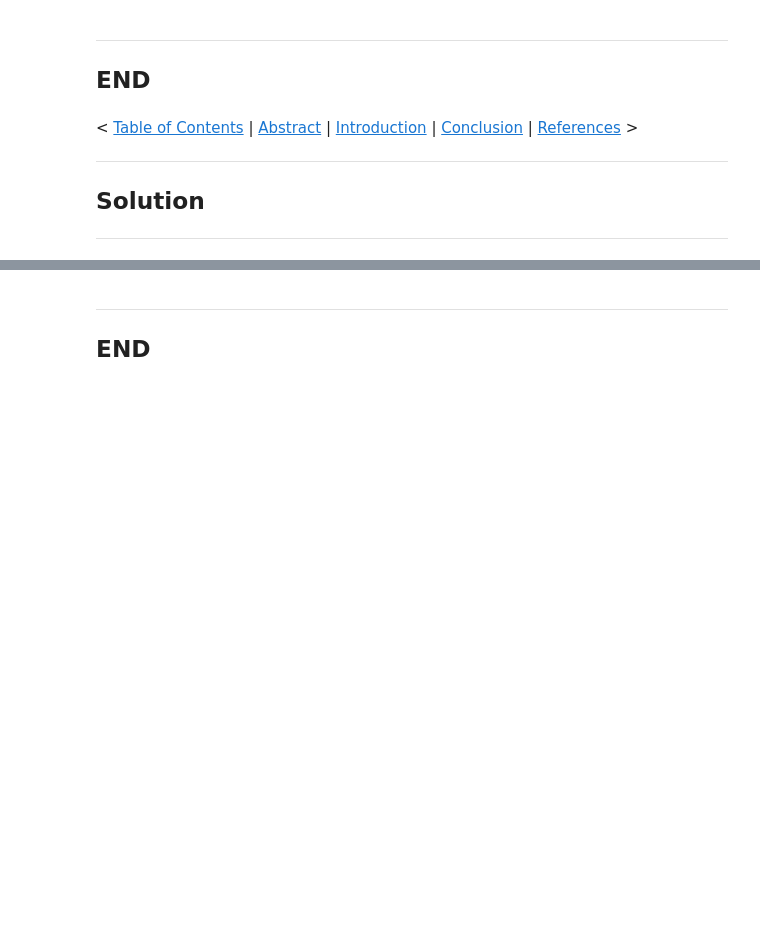
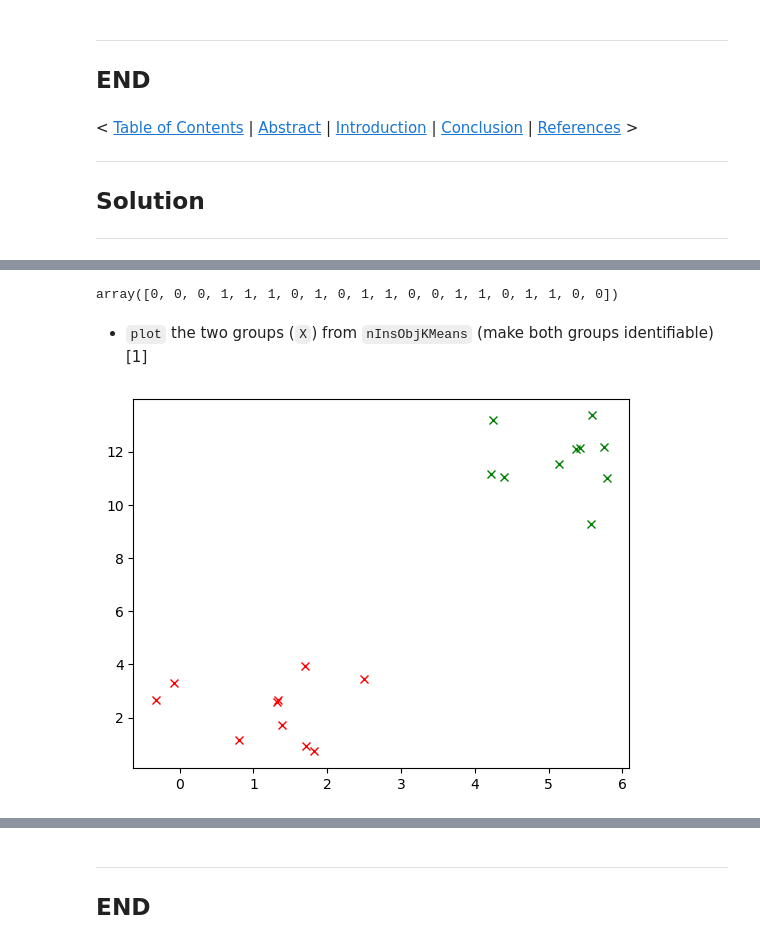
Before and after one commit to SeanOhAileasa/mls-scikit-learn-clustering, a Jupyter notebook: mls-scikit-learn-clustering.ipynb, the cells around one changed output, grey strips where cells are left out. Cells and saved outputs as stored; diff of their text form; code cells hidden in the pictures; blank space fills up the shorter version.

```diff
--- a/mls-scikit-learn-clustering.ipynb
+++ b/mls-scikit-learn-clustering.ipynb
@@ -91,0 +369,2 @@ Output: file opened with associated application
+# %%
+nInsObjKMeans=skcl.KMeans(n_clusters=2,random_state=0)
@@ -91,0 +404,2 @@ Output: file opened with associated application
+# %%
+nInsObjKMeans.fit(X=X)
@@ -91,0 +414,11 @@ Output: file opened with associated application
+# %%
+nInsObjKMeans.labels_
+# %% [output]
+array([0, 0, 0, 1, 1, 1, 0, 1, 0, 1, 1, 0, 0, 1, 1, 0, 1, 1, 0, 0])
+# %% [markdown]
+- ``plot`` the two groups (``X``) from ``nInsObjKMeans`` (make both groups identifiable) [1]
+# %%
+plt.plot(X[nInsObjKMeans.labels_==0][:,0],X[nInsObjKMeans.labels_==0][:,1],"xg")
+plt.plot(X[nInsObjKMeans.labels_==1][:,0],X[nInsObjKMeans.labels_==1][:,1],"xr");
+# %% [output]
+[figure, added]
```
Also changed, not shown: parts of 101 cells of this notebook.
